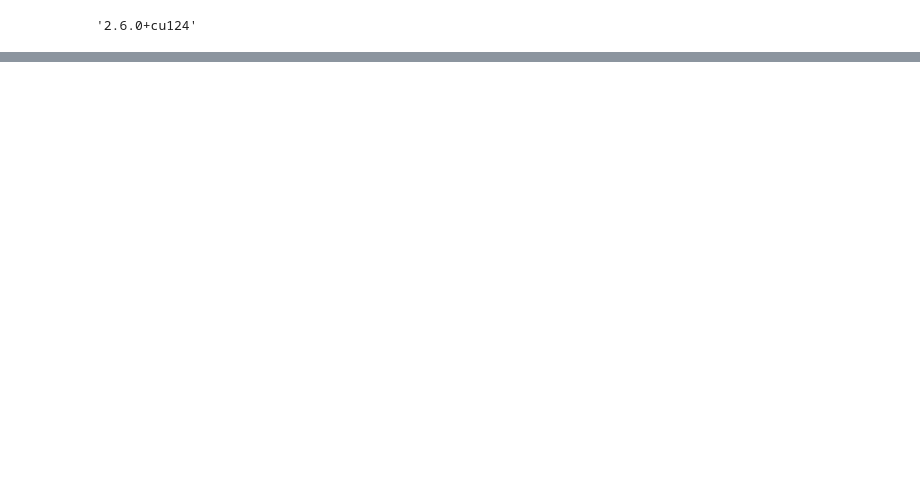
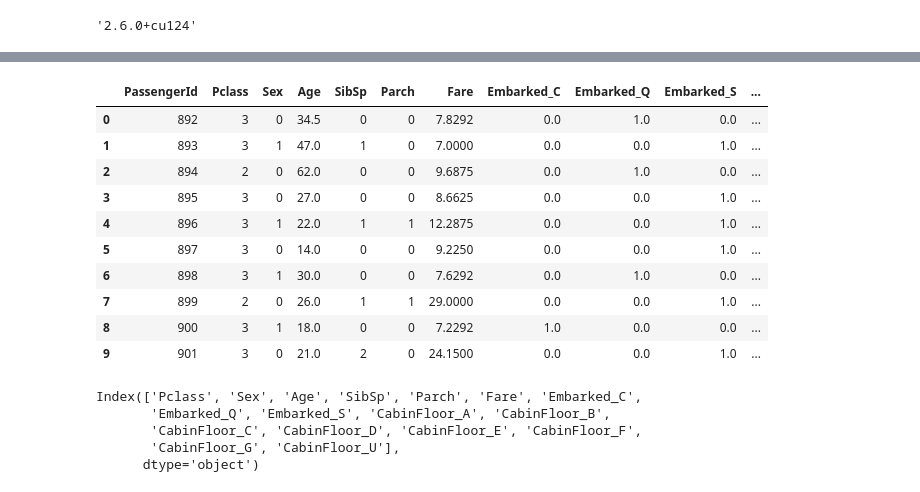
Before and after one commit to atharv-d21/titanic-mL-model, a Jupyter notebook: titanic_survival_model.ipynb, the cells around one changed output, grey strips where cells are left out. Drawn from its saved outputs; the diff is of its cells as text; code cells hidden in the pictures; blank space fills up the shorter version.

```diff
--- a/titanic_survival_model.ipynb
+++ b/titanic_survival_model.ipynb
@@ -14,0 +162,16 @@ import matplotlib.pyplot as plt
+# %%
+# one-hot encoding the testing data
+one_hot_test_data = pd.get_dummies(test_data, dtype = float)
+one_hot_test_data.head(10)
+# %% [output]
+|  | PassengerId | Pclass | Sex | Age | SibSp | Parch | Fare | Embarked_C | Embarked_Q | Embarked_S | ... |
+| 0 | 892 | 3 | 0 | 34.5 | 0 | 0 | 7.8292 | 0.0 | 1.0 | 0.0 | ... |
+| 1 | 893 | 3 | 1 | 47.0 | 1 | 0 | 7.0000 | 0.0 | 0.0 | 1.0 | ... |
+| 2 | 894 | 2 | 0 | 62.0 | 0 | 0 | 9.6875 | 0.0 | 1.0 | 0.0 | ... |
+| 3 | 895 | 3 | 0 | 27.0 | 0 | 0 | 8.6625 | 0.0 | 0.0 | 1.0 | ... |
+| 4 | 896 | 3 | 1 | 22.0 | 1 | 1 | 12.2875 | 0.0 | 0.0 | 1.0 | ... |
+| 5 | 897 | 3 | 0 | 14.0 | 0 | 0 | 9.2250 | 0.0 | 0.0 | 1.0 | ... |
+| 6 | 898 | 3 | 1 | 30.0 | 0 | 0 | 7.6292 | 0.0 | 1.0 | 0.0 | ... |
+| 7 | 899 | 2 | 0 | 26.0 | 1 | 1 | 29.0000 | 0.0 | 0.0 | 1.0 | ... |
+| 8 | 900 | 3 | 1 | 18.0 | 0 | 0 | 7.2292 | 1.0 | 0.0 | 0.0 | ... |
+| 9 | 901 | 3 | 0 | 21.0 | 2 | 0 | 24.1500 | 0.0 | 0.0 | 1.0 | ... |
@@ -14,0 +192,9 @@ import matplotlib.pyplot as plt
+# %%
+train_X.columns
+# input feature of our model are 18 -> output label is 1.
+# %% [output]
+Index(['Pclass', 'Sex', 'Age', 'SibSp', 'Parch', 'Fare', 'Embarked_C',
+       'Embarked_Q', 'Embarked_S', 'CabinFloor_A', 'CabinFloor_B',
+       'CabinFloor_C', 'CabinFloor_D', 'CabinFloor_E', 'CabinFloor_F',
+       'CabinFloor_G', 'CabinFloor_U'],
+      dtype='object')
```
Also changed, not shown: parts of 33 cells of this notebook.
